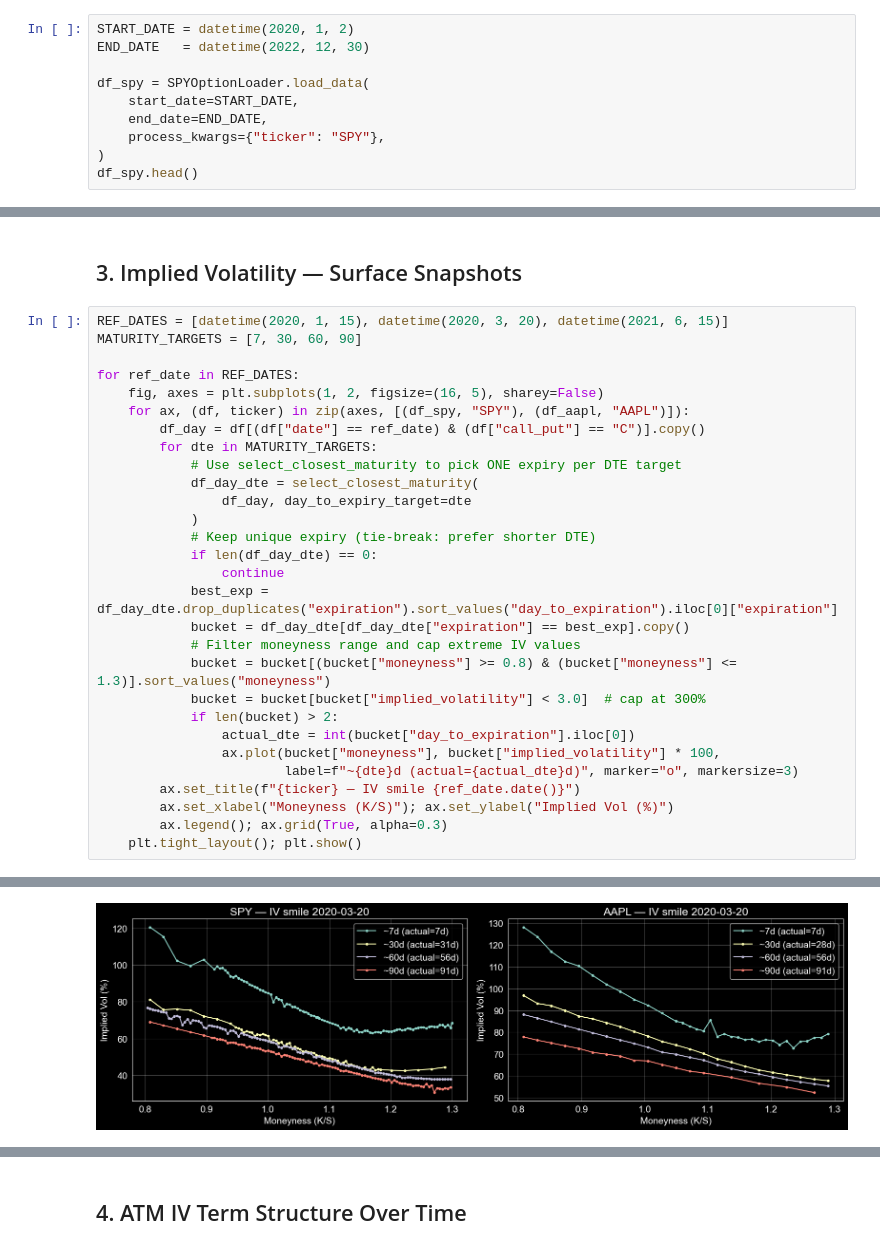
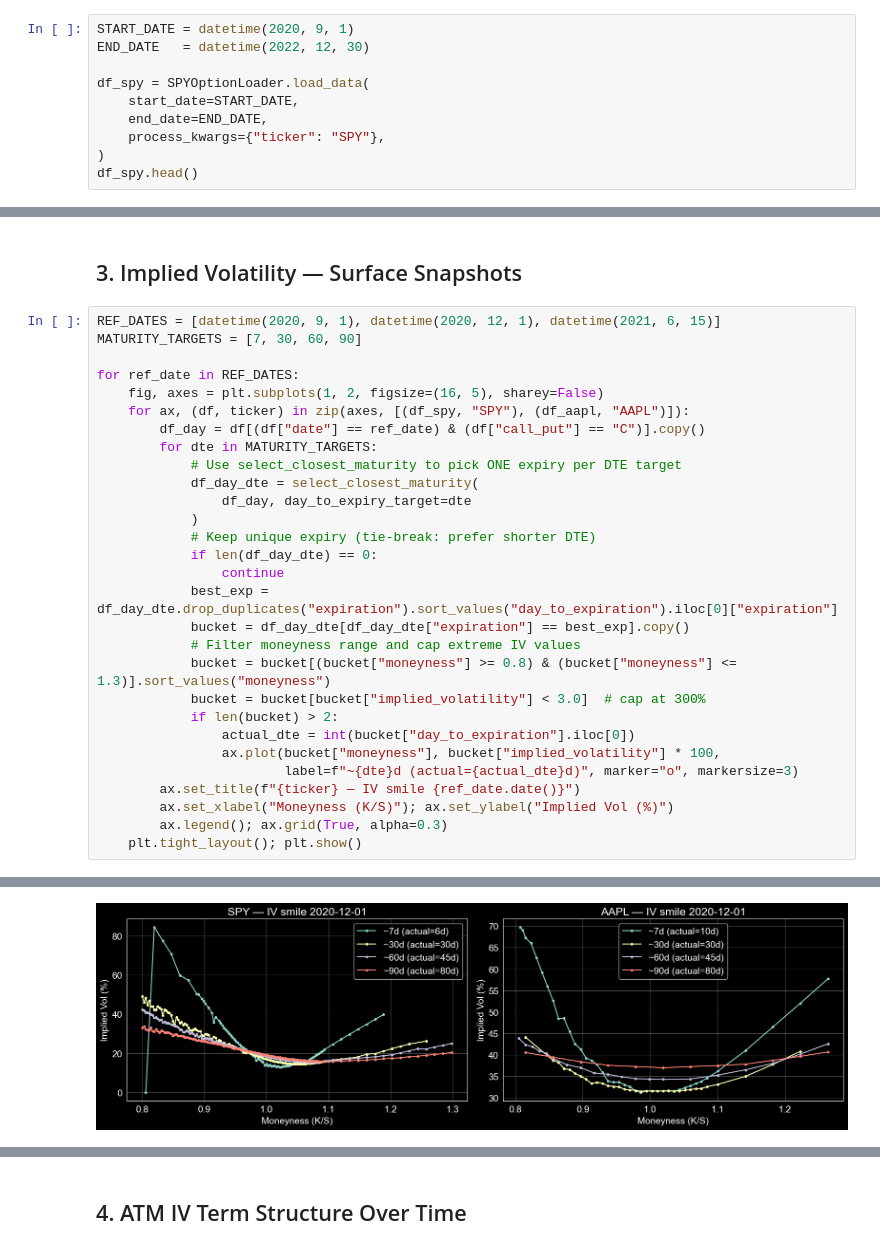
Before and after one commit to Mariuscalaque/Volatility-Trading-Project--Dispersion-Strategies, a Jupyter notebook: notebooks/01_data_exploration.ipynb, the cells around one changed output, grey strips where cells are left out. Cells and saved outputs as stored; diff of their text form.

```diff
--- a/notebooks/01_data_exploration.ipynb
+++ b/notebooks/01_data_exploration.ipynb
@@ -28,7 +25,7 @@ from src.trading.selection import select_options, select_closest_maturity
 # %% [markdown]
 ## 1. Loading the Data
 # %%
-START_DATE = datetime(2020, 1, 2)
+START_DATE = datetime(2020, 9, 1)
 END_DATE   = datetime(2022, 12, 30)
 
 df_spy = SPYOptionLoader.load_data(
@@ -102,7 +99,7 @@ fig.suptitle("Spot Prices 2020–2022"); plt.tight_layout(); plt.show()
 # %% [markdown]
 ## 3. Implied Volatility — Surface Snapshots
 # %%
-REF_DATES = [datetime(2020, 1, 15), datetime(2020, 3, 20), datetime(2021, 6, 15)]
+REF_DATES = [datetime(2020, 9, 1), datetime(2020, 12, 1), datetime(2021, 6, 15)]
 MATURITY_TARGETS = [7, 30, 60, 90]
 
 for ref_date in REF_DATES:
@@ -135,4 +132,4 @@ for ref_date in REF_DATES:
-[figure, old version]
+[figure, new version]
 [figure]
 # %% [markdown]
 ## 4. ATM IV Term Structure Over Time
```
Also changed, not shown: parts of 13 cells of this notebook, 2 other files.
